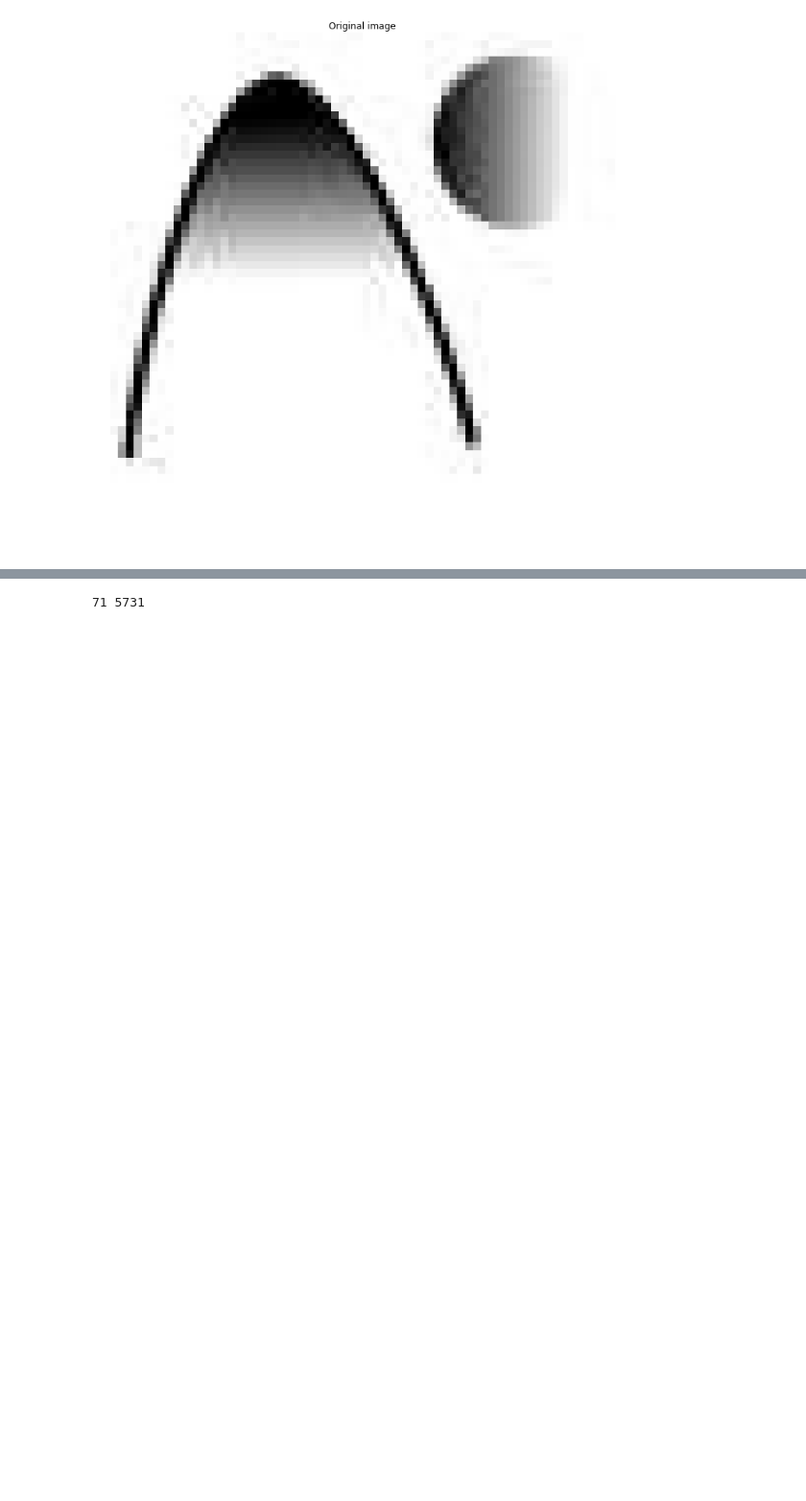
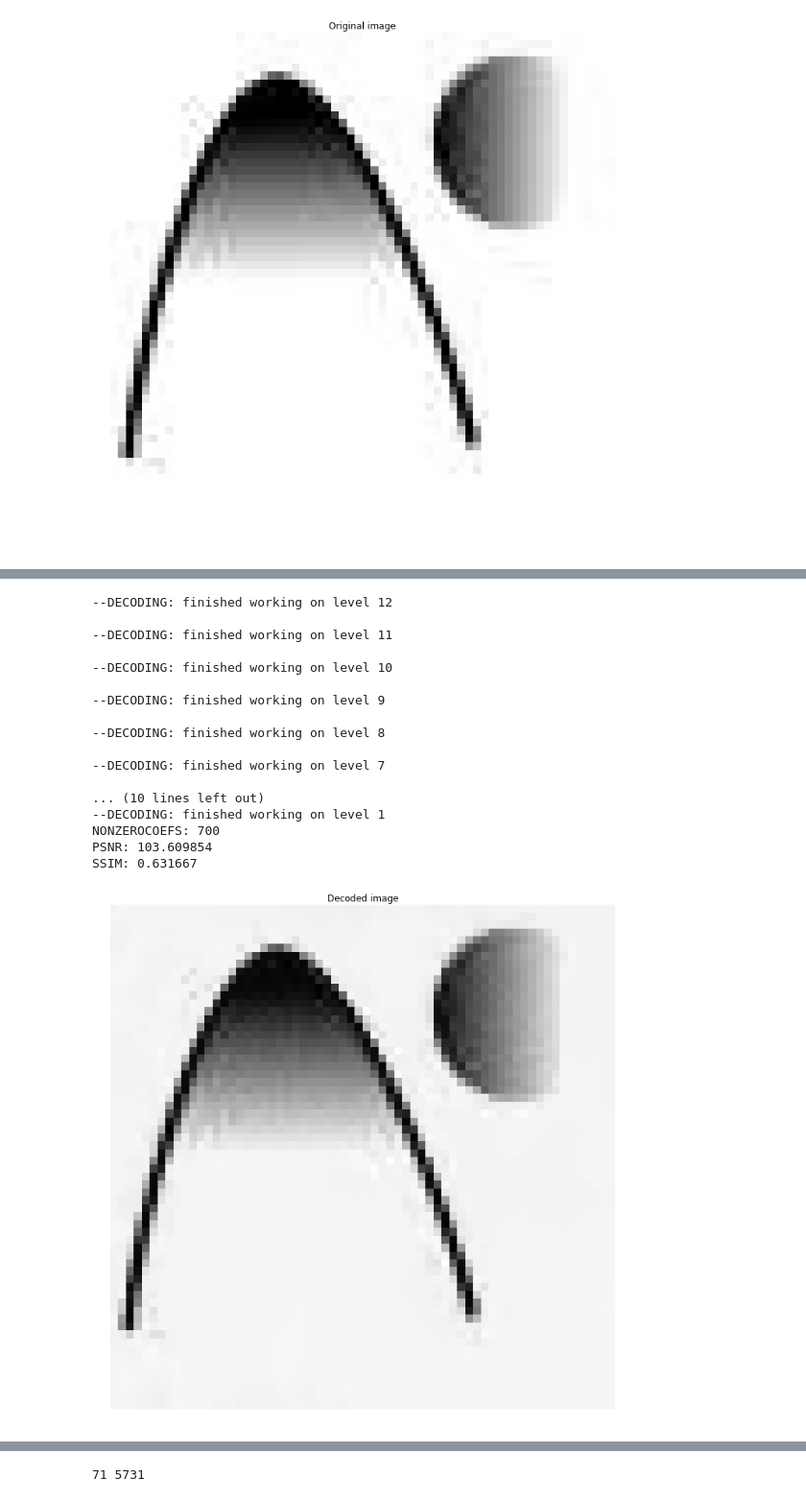
Before and after one commit to nareto/rbepwt, a Jupyter notebook: notebooks/examples.ipynb, the cells around one changed output, grey strips where cells are left out. Shown at 96% size. Saved outputs shown, nothing was run; the diff lists cells and outputs as text; code cells hidden in the pictures; blank space fills up the shorter version.

Commit message:
SSIM

```diff
--- a/notebooks/examples.ipynb
+++ b/notebooks/examples.ipynb
@@ -26 +20,26 @@ grad.show_segmentation()
+# %%
+grad.load('../pickled/gradient64-gradpath-bior4.4-12levels')
+grad.rbepwt.threshold_coefs(700)
+grad.decode_rbepwt()
+grad.show_decoded()
+grad.error()
+# %% [output]
+--DECODING: finished working on level 12
+
+--DECODING: finished working on level 11
+
+--DECODING: finished working on level 10
+
+--DECODING: finished working on level 9
+
+--DECODING: finished working on level 8
+
+--DECODING: finished working on level 7
+
+... (10 lines left out)
+--DECODING: finished working on level 1
+NONZEROCOEFS: 700
+PSNR: 103.609854
+SSIM: 0.631667
+[figure, added]
 # %%
```
Also changed, not shown: parts of 4 cells of this notebook, 3 other files.
